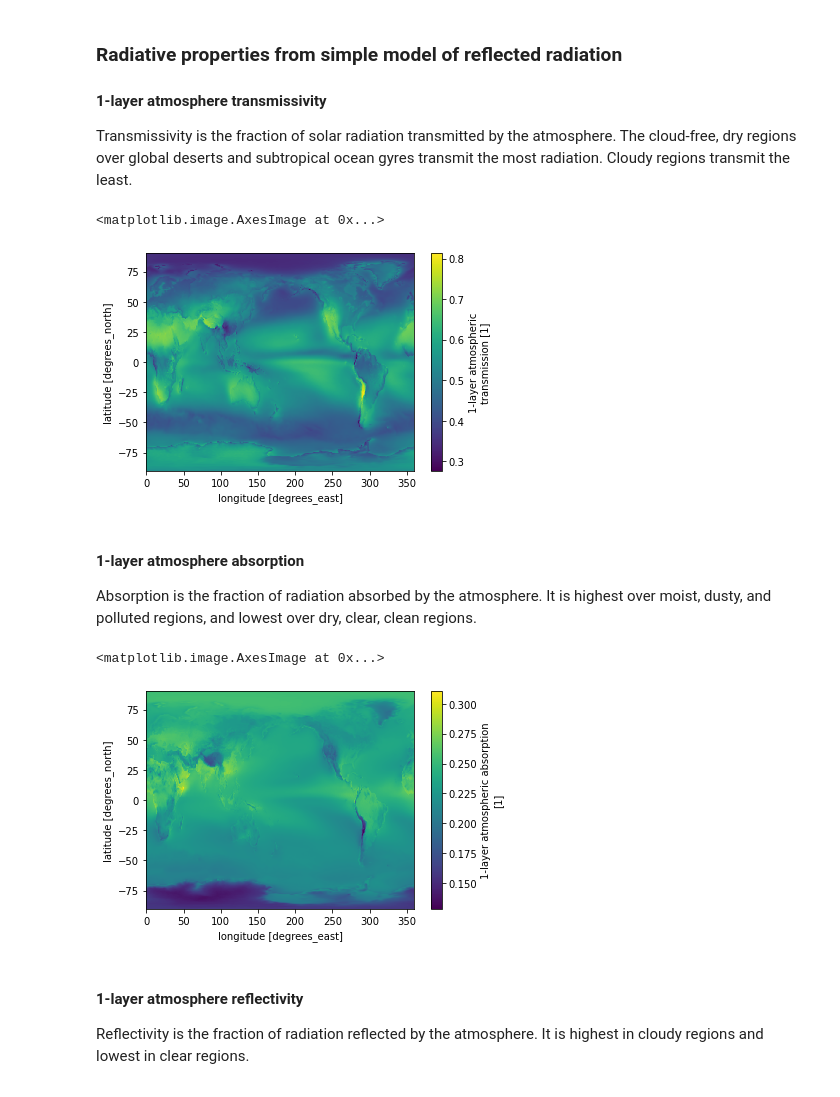
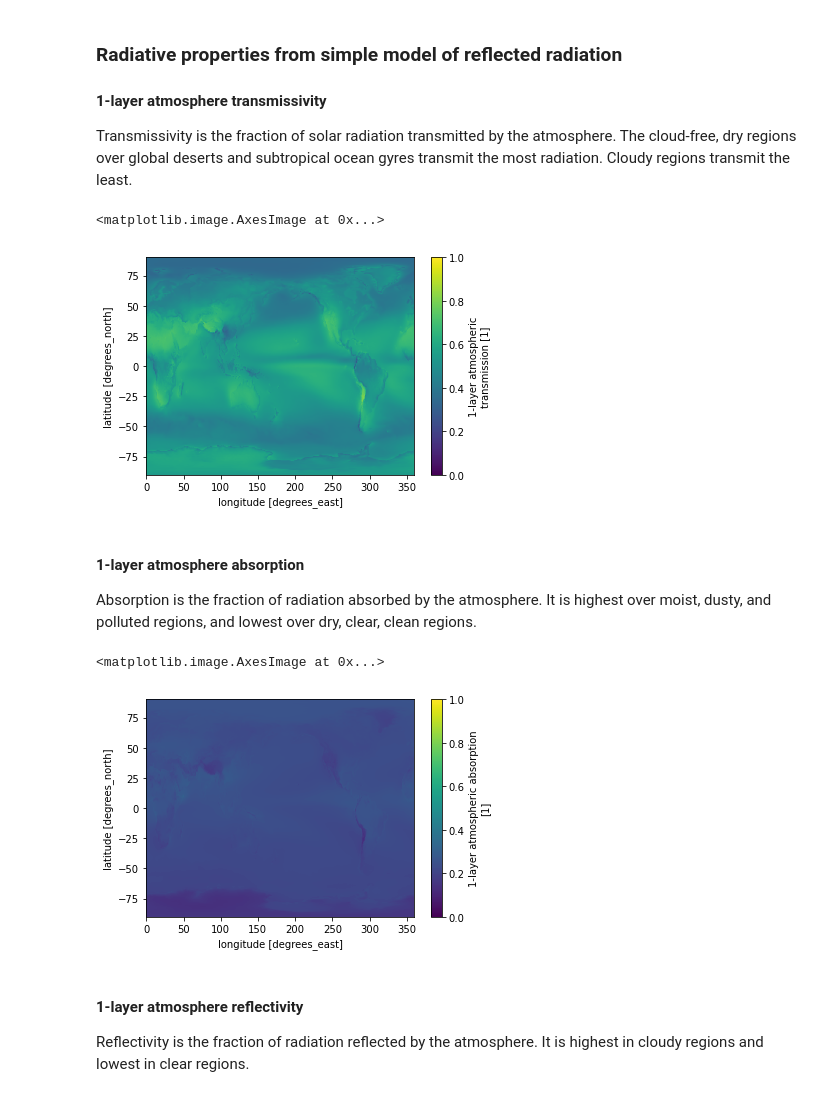
Before and after one commit to ReflectiveEarth/reflective-potential, a Jupyter notebook: notebooks/03-Analyze.ipynb, the cells around one changed output. Drawn from its saved outputs; the diff is of its cells as text; code cells hidden in the pictures.

```diff
--- a/notebooks/03-Analyze.ipynb
+++ b/notebooks/03-Analyze.ipynb
@@ -290,19 +437,19 @@ ds_rom = xr.open_dataset("rom_analysis.nc")
 
 Transmissivity is the fraction of solar radiation transmitted by the atmosphere. The cloud-free, dry regions over global deserts and subtropical ocean gyres transmit the most radiation. Cloudy regions transmit the least.
 # %%
-ds_rom.t.plot.imshow()
+ds_rom.t.plot.imshow(vmin=0, vmax=1)
 # %% [output]
 <matplotlib.image.AxesImage at 0x...>
-[figure, old version]
+[figure, new version]
 # %% [markdown]
 #### 1-layer atmosphere absorption
 
 Absorption is the fraction of radiation absorbed by the atmosphere. It is highest over moist, dusty, and polluted regions, and lowest over dry, clear, clean regions.
 # %%
-ds_rom.a.plot.imshow()
+ds_rom.a.plot.imshow(vmin=0, vmax=1)
 # %% [output]
 <matplotlib.image.AxesImage at 0x...>
-[figure, old version]
+[figure, new version]
 # %% [markdown]
 #### 1-layer atmosphere reflectivity
 
```
Also changed, not shown: parts of 17 cells of this notebook.
